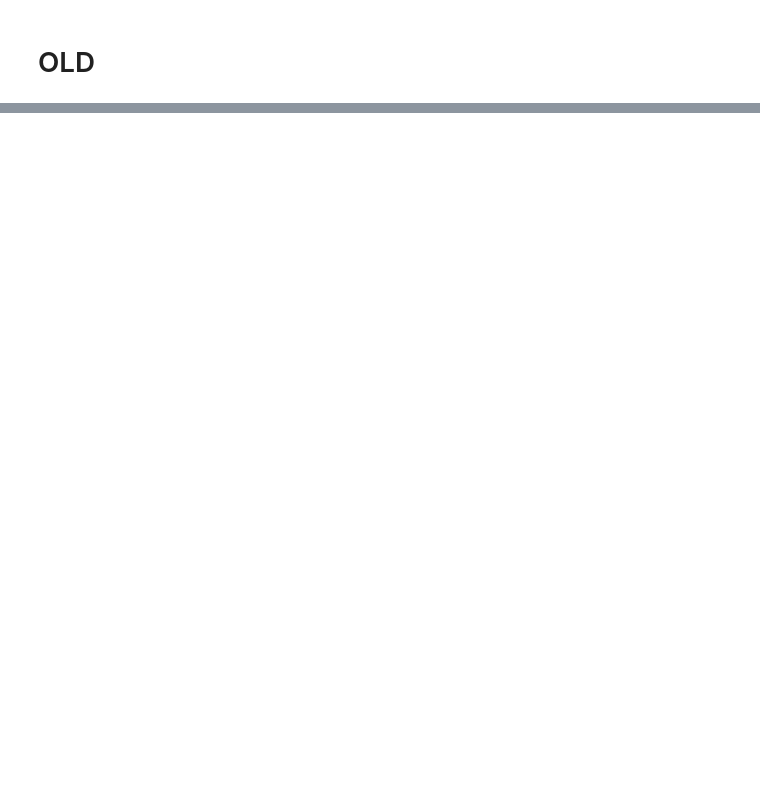
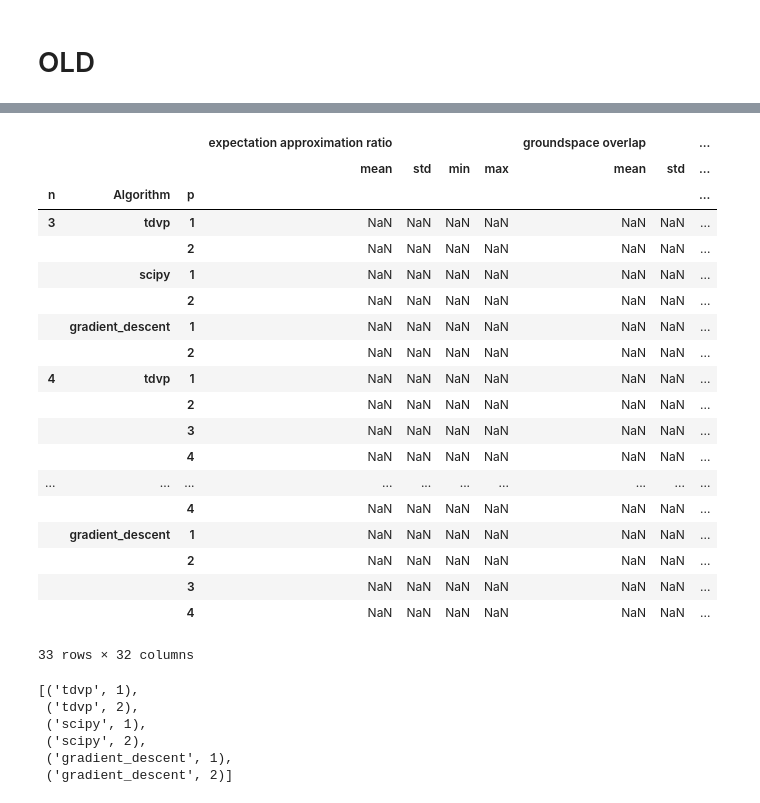
Before and after one commit to LeonhardRichter/TDVP_and_QAOA, a Jupyter notebook: data_processing.ipynb, the cells around one changed output, grey strips where cells are left out. Saved outputs shown, nothing was run; the diff lists cells and outputs as text; code cells hidden in the pictures; blank space fills up the shorter version.

```diff
--- a/data_processing.ipynb
+++ b/data_processing.ipynb
@@ -423,0 +528,3 @@ if True:
+# %%
+with open('./results/n3_stats.p','rb') as f:
+    stats3 = pickle.load(f)
@@ -423,0 +550,39 @@ if True:
+# %%
+ns = (3,4,5)
+tuples3 = [tuple([3,]+list(index)) for index in stats3.index.to_list()]
+tuples4 = [tuple([4,]+list(index)) for index in stats4.index.to_list()]
+tuples5 = [tuple([5,]+list(index)) for index in stats5.index.to_list()]
+index = pd.MultiIndex.from_tuples(tuples3+tuples4+tuples5, names=['n','Algorithm','p'])
+stat = pd.DataFrame(index=index, columns=stats5.columns)
+# %%
+stat
+# %% [output]
+|  |  |  | expectation approximation ratio |  |  |  | groundspace overlap |  | ... |
+|  |  |  | mean | std | min | max | mean | std | ... |
+| n | Algorithm | p |  |  |  |  |  |  | ... |
+| 3 | tdvp | 1 | NaN | NaN | NaN | NaN | NaN | NaN | ... |
+|  |  | 2 | NaN | NaN | NaN | NaN | NaN | NaN | ... |
+|  | scipy | 1 | NaN | NaN | NaN | NaN | NaN | NaN | ... |
+|  |  | 2 | NaN | NaN | NaN | NaN | NaN | NaN | ... |
+|  | gradient_descent | 1 | NaN | NaN | NaN | NaN | NaN | NaN | ... |
+|  |  | 2 | NaN | NaN | NaN | NaN | NaN | NaN | ... |
+| 4 | tdvp | 1 | NaN | NaN | NaN | NaN | NaN | NaN | ... |
+|  |  | 2 | NaN | NaN | NaN | NaN | NaN | NaN | ... |
+|  |  | 3 | NaN | NaN | NaN | NaN | NaN | NaN | ... |
+|  |  | 4 | NaN | NaN | NaN | NaN | NaN | NaN | ... |
+| ... | ... | ... | ... | ... | ... | ... | ... | ... | ... |
+|  |  | 4 | NaN | NaN | NaN | NaN | NaN | NaN | ... |
+|  | gradient_descent | 1 | NaN | NaN | NaN | NaN | NaN | NaN | ... |
+|  |  | 2 | NaN | NaN | NaN | NaN | NaN | NaN | ... |
+|  |  | 3 | NaN | NaN | NaN | NaN | NaN | NaN | ... |
+|  |  | 4 | NaN | NaN | NaN | NaN | NaN | NaN | ... |
+33 rows × 32 columns
+# %%
+tuples3
+# %% [output]
+[('tdvp', 1),
+ ('tdvp', 2),
+ ('scipy', 1),
+ ('scipy', 2),
+ ('gradient_descent', 1),
+ ('gradient_descent', 2)]
```
Also changed, not shown: parts of 32 cells of this notebook, 6 other files.
